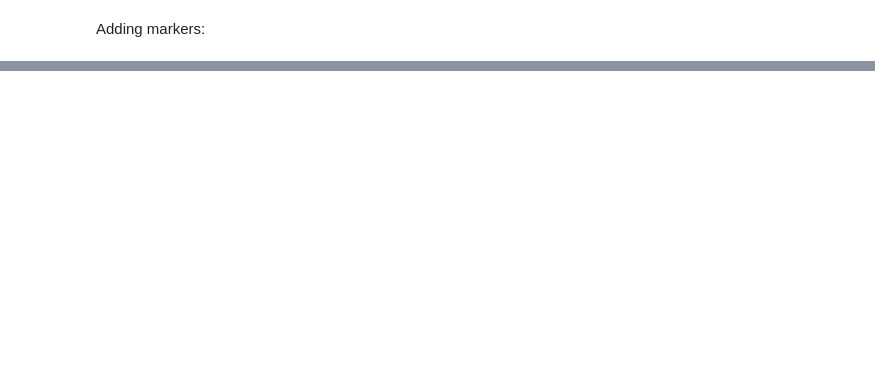
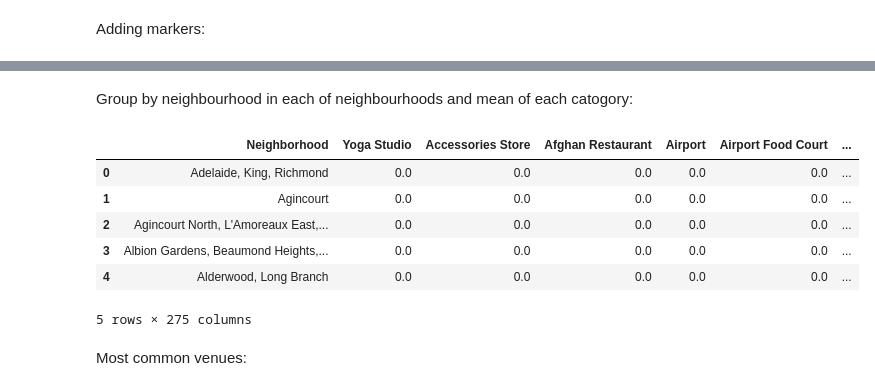
Before and after one commit to unikorn74/capstone, a Jupyter notebook: Kmeans-Clustering-Assignment.ipynb, the cells around one changed output, grey strips where cells are left out. Saved outputs shown, nothing was run; the diff lists cells and outputs as text; code cells hidden in the pictures; blank space fills up the shorter version.

```diff
--- a/Kmeans-Clustering-Assignment.ipynb
+++ b/Kmeans-Clustering-Assignment.ipynb
@@ -165,0 +181,8 @@ map_toronto
+# %%
+neighborhood_name = df_toronto.loc[0, 'Neighborhood']
+neighborhood_latitude = df_toronto.loc[0, 'Latitude'] # neighborhood latitude value
+neighborhood_longitude = df_toronto.loc[0, 'Longitude'] # neighborhood longitude value
+
+print('Latitude and longitude values of {} are {}, {}.'.format(neighborhood_name,
+                                                               neighborhood_latitude,
+                                                               neighborhood_longitude))
@@ -165,0 +351,15 @@ map_toronto
+# %% [markdown]
+Group by neighbourhood in each of neighbourhoods and mean of each catogory:
+# %%
+toronto_grouped = toronto_onehot.groupby('Neighborhood').mean().reset_index()
+toronto_grouped.head()
+# %% [output]
+|  | Neighborhood | Yoga Studio | Accessories Store | Afghan Restaurant | Airport | Airport Food Court | ... |
+| 0 | Adelaide, King, Richmond | 0.0 | 0.0 | 0.0 | 0.0 | 0.0 | ... |
+| 1 | Agincourt | 0.0 | 0.0 | 0.0 | 0.0 | 0.0 | ... |
+| 2 | Agincourt North, L'Amoreaux East,... | 0.0 | 0.0 | 0.0 | 0.0 | 0.0 | ... |
+| 3 | Albion Gardens, Beaumond Heights,... | 0.0 | 0.0 | 0.0 | 0.0 | 0.0 | ... |
+| 4 | Alderwood, Long Branch | 0.0 | 0.0 | 0.0 | 0.0 | 0.0 | ... |
+5 rows × 275 columns
+# %% [markdown]
+Most common venues:
```
Also changed, not shown: parts of 22 cells of this notebook.
